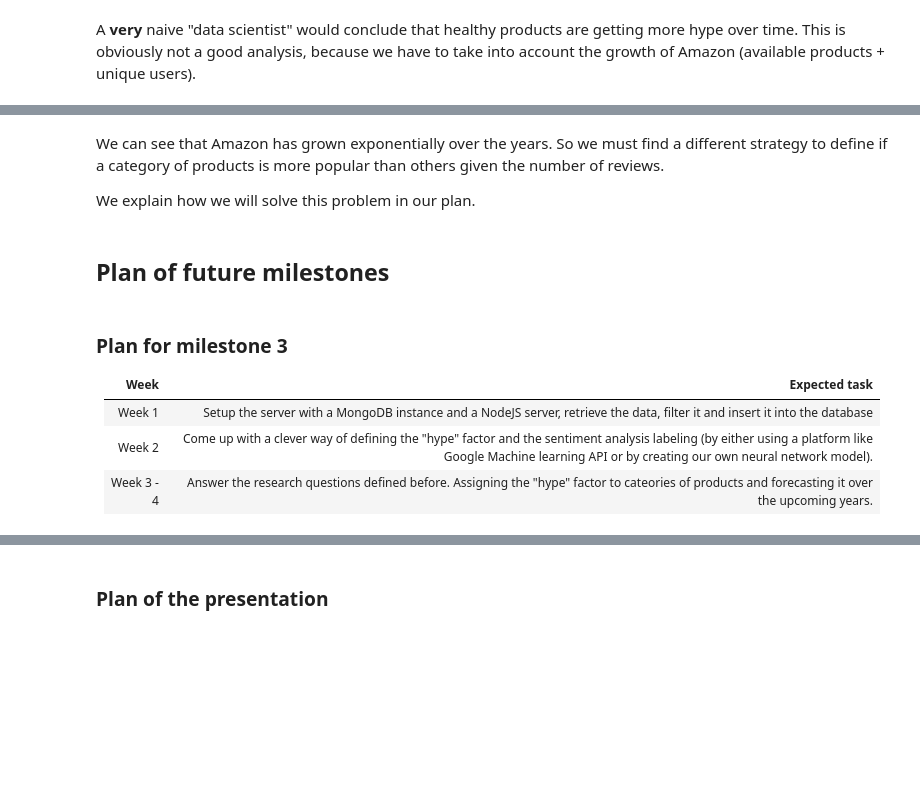
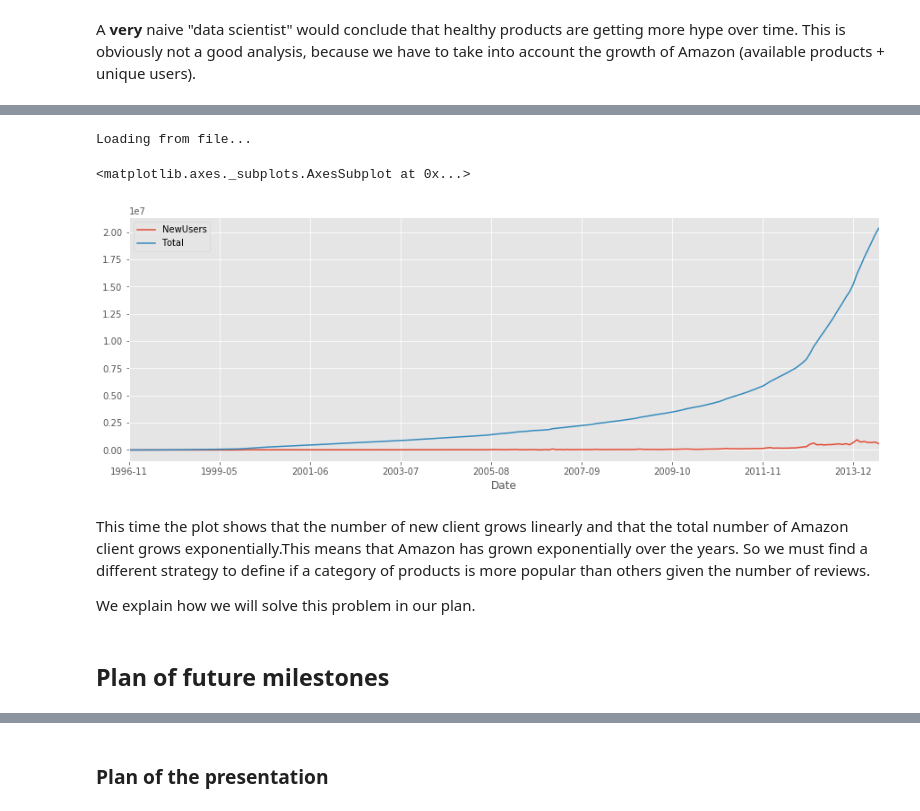
Before and after one commit to darioAnongba/EPFL-ADA, a Jupyter notebook: project/Report.ipynb, the cells around one changed output, grey strips where cells are left out. Cells and saved outputs as stored; diff of their text form; code cells hidden in the pictures; blank space fills up the shorter version.

```diff
--- a/project/Report.ipynb
+++ b/project/Report.ipynb
@@ -233,14 +326,52 @@ Now, we want to see how Amazon has grown over the years. One way to show that is
+# %%
+def get_user(item):
+    '''
+    Retrieves the ReviewID for a given review
+    '''
+    try:
+        reviewerID = item['reviewerID']
+    except:
+        reviewerID = None
+    return reviewerID
+
+def find_users_first_review(acc,file_path):
+    '''
+    Find the users first reviews in a given file and update the values in an accumulator
+    '''
+    skiped = 0
+    g = gzip.open(file_path, 'rb')
+    for l in g:
+        row =  eval(l)
+        try:
+            # Get ReviewerID
+            user = get_user(row)
+            if user is None:
+                # If no ReviewerID go to next
+                continue
+            # Get review's date
+            date_key = get_date(row).strftime('%Y-%m')
+            # Update accumulator
+            if user in acc and acc[user] > date_key:
+                acc[user] = date_key
+            else:
+                acc[user] = date_key
+        except (KeyError, ValueError) as e:
+            #print('row is : {}'.format(row))
+            skiped += 1
+            continue
+    if skiped :
+        print('skiped {} rows because of KeyError (not present) or ValueError (not parsable)'.format(skiped))
+# %%
+# Load Users Growth and show the graph
+users_growth_df = loadCountData(USER_COUNT,['NewUsers','Date'],find_users_first_review,'Users')
+users_growth_df.plot()
+# %% [output]
+Loading from file...
+<matplotlib.axes._subplots.AxesSubplot at 0x...>
+[figure, added]
 # %% [markdown]
-We can see that Amazon has grown exponentially over the years. So we must find a different strategy to define if a category of products is more popular than others given the number of reviews.
+This time the plot shows that the number of new client grows linearly and that the total number of Amazon client grows exponentially.This means that Amazon has grown exponentially over the years. So we must find a different strategy to define if a category of products is more popular than others given the number of reviews.
 
 We explain how we will solve this problem in our plan.
 # %% [markdown]
 ## Plan of future milestones
-# %% [markdown]
-### Plan for milestone 3
-
-|Week|Expected task|
-|---|---|
-|Week 1| Setup the server with a MongoDB instance and a NodeJS server, retrieve the data, filter it and insert it into the database
-|Week 2| Come up with a clever way of defining the "hype" factor and the sentiment analysis labeling (by either using a platform like Google Machine learning API or by creating our own neural network model).
-|Week 3 - 4| Answer the research questions defined before. Assigning the "hype" factor to cateories of products and forecasting it over the upcoming years.
```
Also changed, not shown: parts of 8 cells of this notebook, 2 other files.
